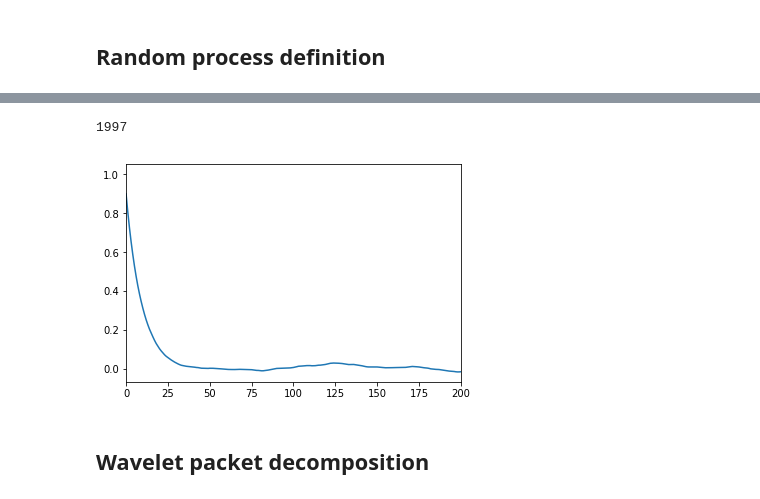
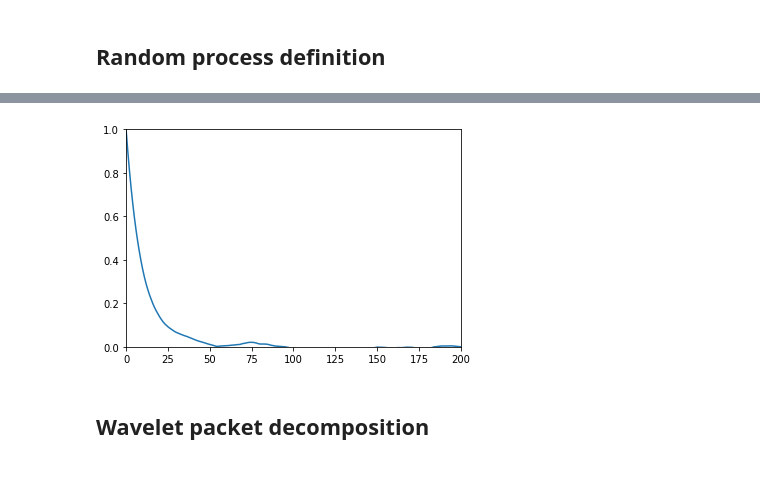
Before and after one commit to gonzaq94/Wavelets, a Jupyter notebook: wavelets simulations.ipynb, the cells around one changed output, grey strips where cells are left out. Cells and saved outputs as stored; diff of their text form; code cells hidden in the pictures.

```diff
--- a/wavelets simulations.ipynb
+++ b/wavelets simulations.ipynb
@@ -43,14 +54,11 @@ plt.show()
-# %%
-len(R)
-# %% [output]
-1997
 # %%
 psd = np.fft.fftshift(R)
-plt.plot(psd/max(psd))
+plt.plot(psd/psd[0])
 plt.xlim([0,200])
+plt.ylim([0,1])
 plt.show()
 # %% [output]
-[figure, old version]
+[figure, new version]
 # %% [markdown]
  ## Wavelet packet decomposition
 # %%
```
Also changed, not shown: parts of 14 cells of this notebook.
